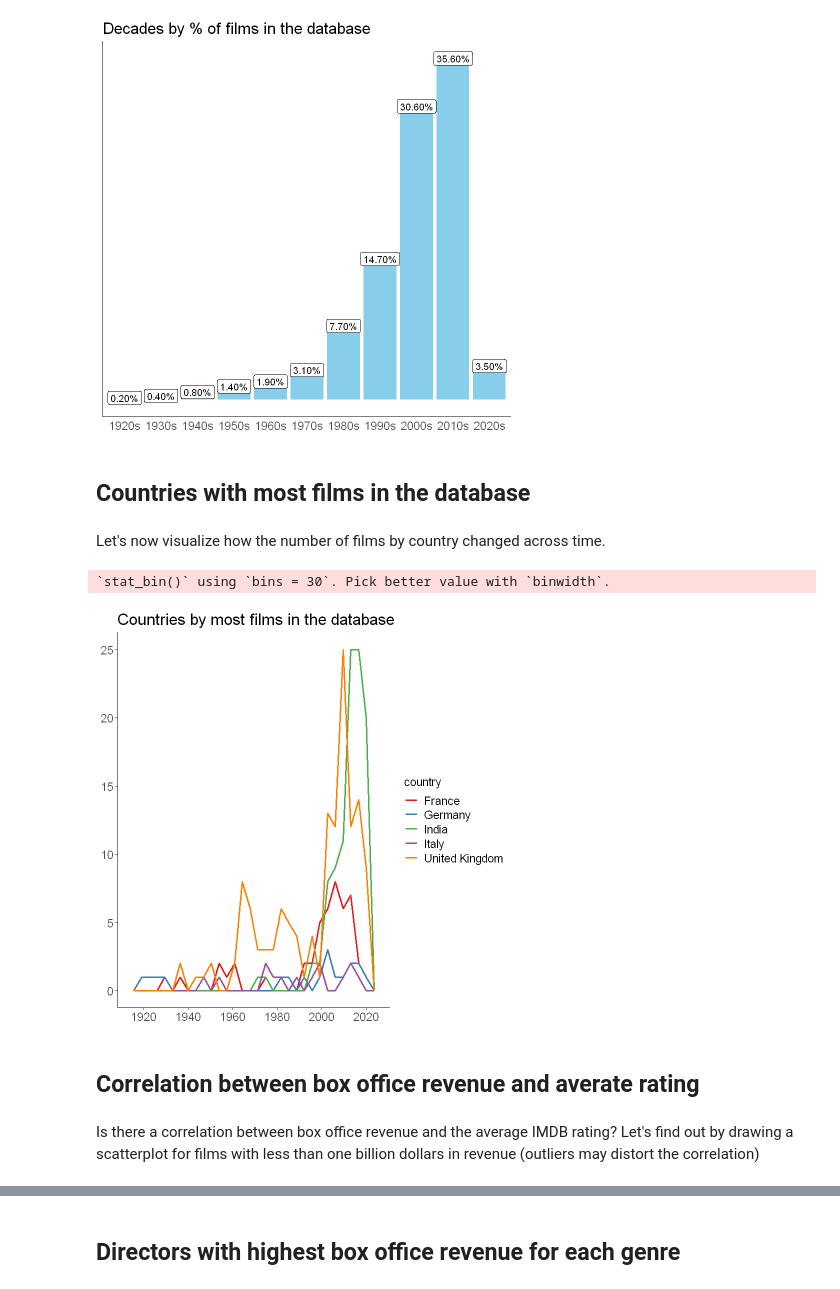
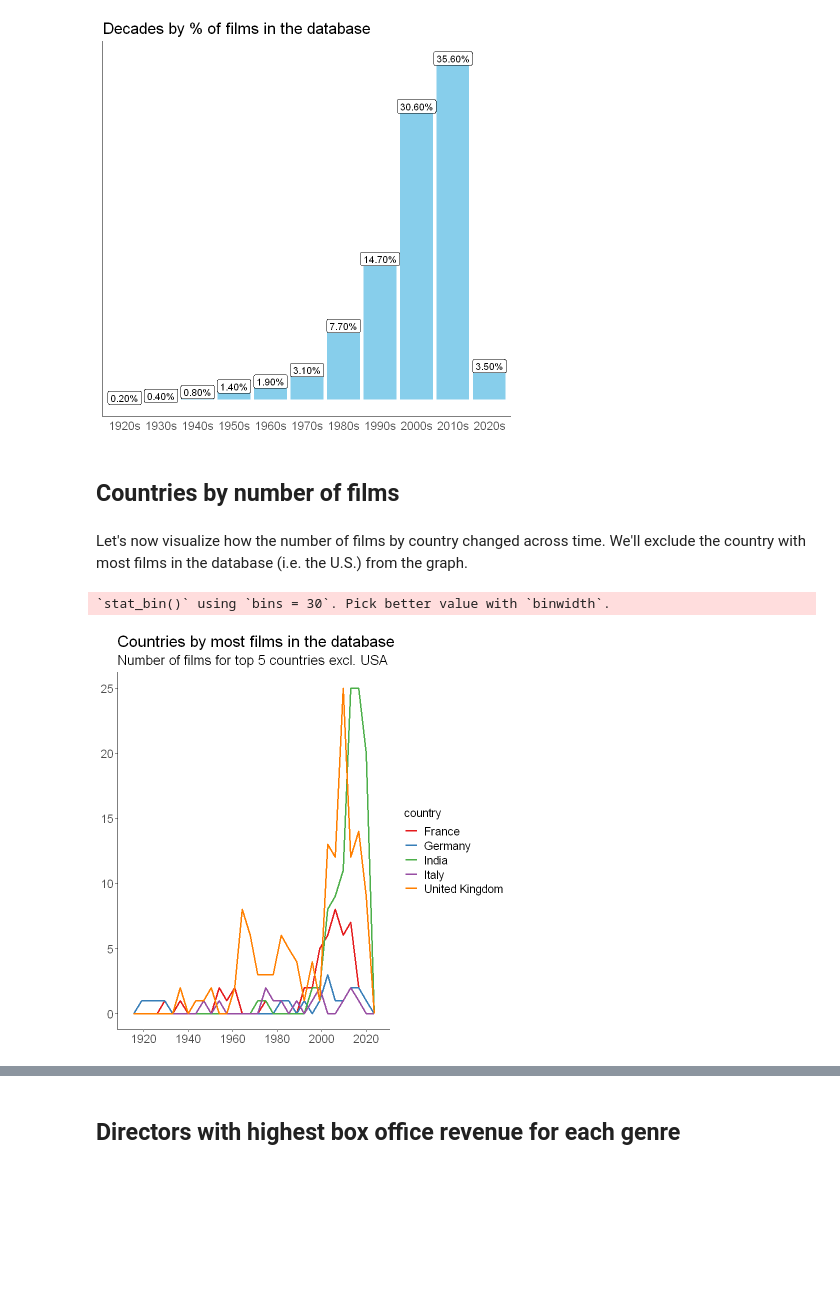
Before and after one commit to JacopoMalatesta/imdb_most_popular_films, a Jupyter notebook: scripts/04 - Querying and visualizing the results with SQL and R.ipynb, the cells around one changed output, grey strips where cells are left out. Saved outputs shown, nothing was run; the diff lists cells and outputs as text; code cells hidden in the pictures; blank space fills up the shorter version.

```diff
--- a/scripts/04 - Querying and visualizing the results with SQL and R.ipynb
+++ b/scripts/04 - Querying and visualizing the results with SQL and R.ipynb
@@ -121,44 +122,41 @@ theme(title = element_text(size = 16),
 # %% [output]
 [figure]
 # %% [markdown]
-## Countries with most films in the database
+## Countries by number of films
 # %% [markdown]
-Let's now visualize how the number of films by country changed across time.
+Let's now visualize how the number of films by country changed across time. We'll exclude the country with most films in the database (i.e. the U.S.) from the graph.
 # %%
 query <- "WITH CTE AS (
                         SELECT UNNEST(STRING_TO_ARRAY(country, ';')) country,
                                COUNT(*) n_of_films
                         FROM films
                         WHERE country NOT LIKE '%United States of America%'
                         GROUP BY 1
                         ORDER BY 2 DESC
                         LIMIT 5
 
                         )
 
           SELECT EXTRACT(YEAR FROM release_date :: DATE) AS year,
                  UNNEST(STRING_TO_ARRAY(country, ';')) AS country
           FROM films
           WHERE country IN (SELECT country FROM CTE)"
 
 dbGetQuery(conn = con, statement = query) %>%
 ggplot(aes(x = year, colour = country)) +
 geom_freqpoly(size = 1) +
 scale_x_continuous(breaks = seq(1920, 2020, 20)) +
-ggtitle("Countries by most films in the database") +
+labs(title = "Countries by most films in the database",
+     subtitle = "Number of films for top 5 countries excl. USA") +
 theme_classic() +
 theme(title = element_text(size = 16),
       legend.title = element_text(size = 14),
       legend.text = element_text(size = 14),
       axis.title.x = element_blank(),
       axis.text.x = element_text(size = 14),
       axis.text.y = element_text(size = 14),
       axis.title.y = element_blank()) +
 scale_colour_brewer(palette = "Set1")
 # %% [output]
 `stat_bin()` using `bins = 30`. Pick better value with `binwidth`.
-[figure, old version]
+[figure, new version]
-# %% [markdown]
-## Correlation between box office revenue and averate rating
-# %% [markdown]
-Is there a correlation between box office revenue and the average IMDB rating? Let's find out by drawing a scatterplot for films with less than one billion dollars in revenue (outliers may distort the correlation)
```
Also changed, not shown: parts of 12 cells of this notebook.
